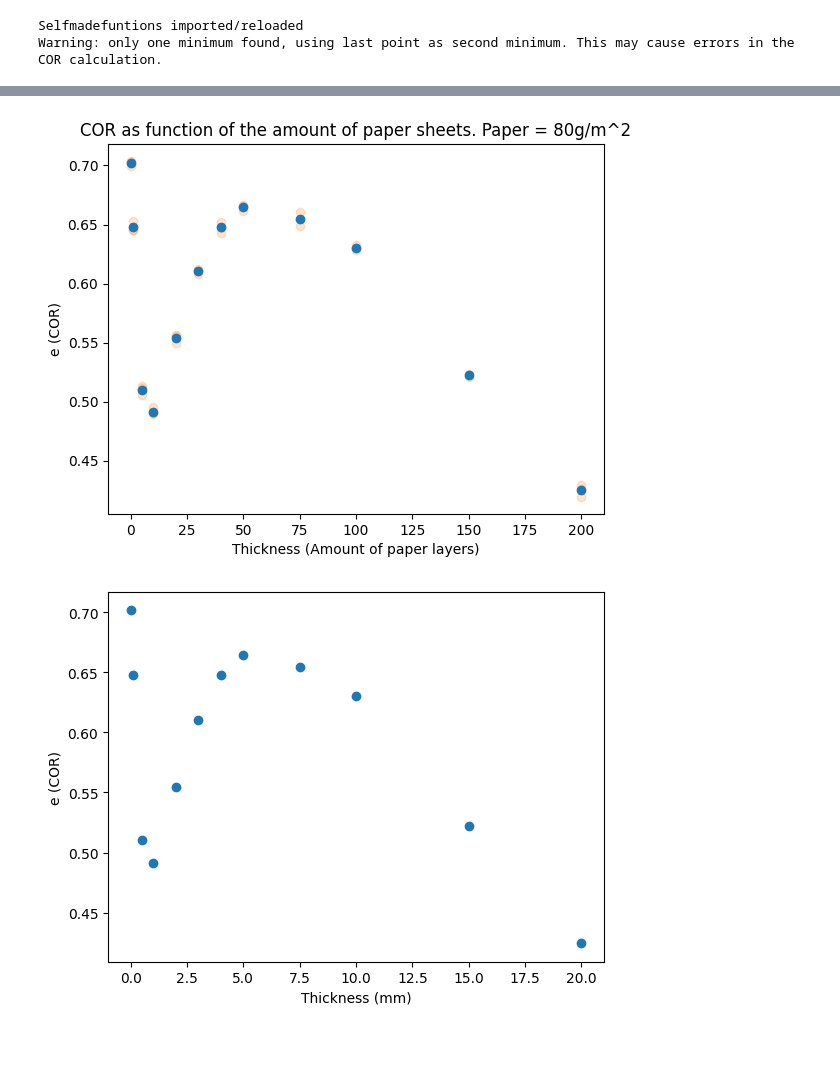
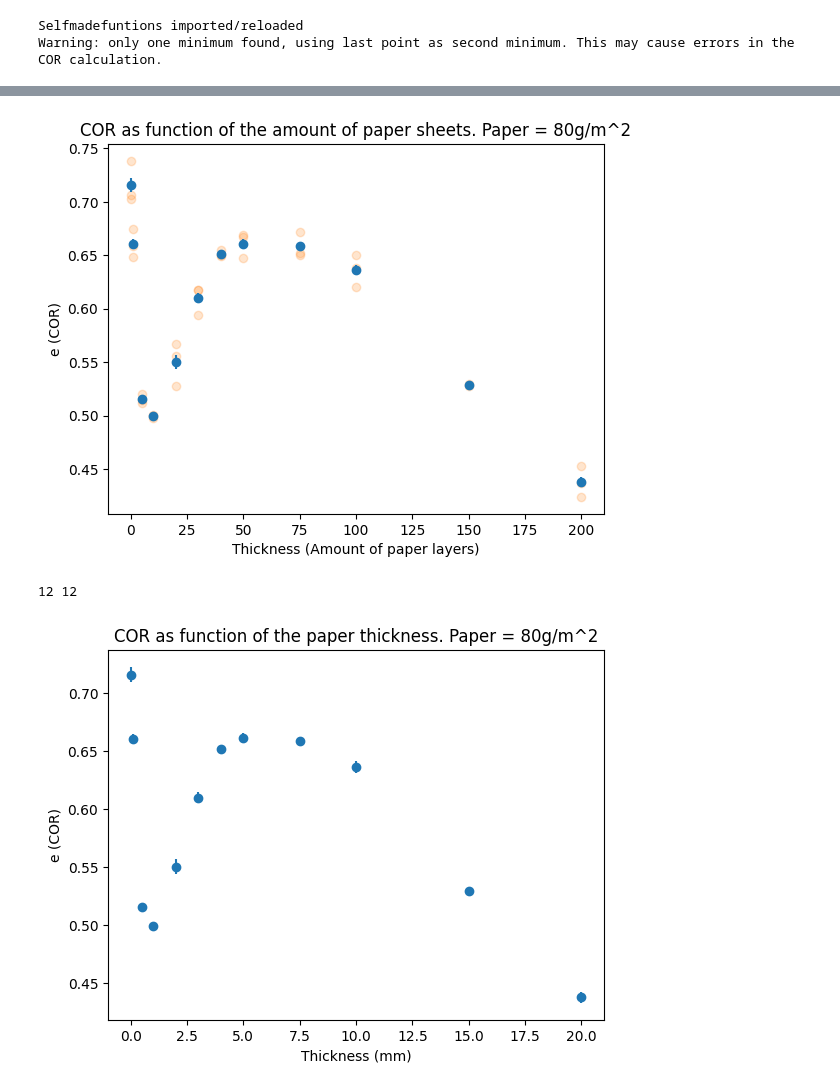
Before and after one commit to joshuadijksman/paperstack, a Jupyter notebook: Manou_version/code/Manou_Experiments.ipynb, the cells around one changed output, grey strips where cells are left out. Cells and saved outputs as stored; diff of their text form; code cells hidden in the pictures; blank space fills up the shorter version.

```diff
--- a/Manou_version/code/Manou_Experiments.ipynb
+++ b/Manou_version/code/Manou_Experiments.ipynb
@@ -241,7 +241,7 @@ COR_50t_retry = []
 for i in range(1, 16):
     variable_value = f"{i} cm"
     filename = f"50t_retry_{i}_clean"
-    cor_value = selfmadefunctions.COR_calculator_general(inputfolder=inputfolder,
+    cor_value = selfmadefunctions.COR_calculator_2(inputfolder=inputfolder,
                                                                 variable_type=variable_type,
                                                                 variable_value=variable_value,
                                                                 filename=filename, Find_Plot=False,
@@ -294,21 +294,28 @@ importlib.reload(selfmadefunctions)
 inputfolder = Path(r"Z:\\Clean_Data\Data_Manou_Thesis_Clean\160density")
 
 variable_type = "amount of paper sheets"
-thickness_unique_160d = [1, 2, 3, 4, 5, 7, 10, 15, 20, 25, 30, 50, 100, 150, 200, 250, 300, 400, 500]
-thickness_160d = []
+Thickness_160d_unique = [1, 2, 3, 4, 5, 7, 10, 15, 20, 25, 30, 50, 100, 150, 200, 250, 300, 400, 500]
+Thickness_160d = []
 COR_160d = []
+Thickness_160d_mm = []
 
-for t in thickness_unique_160d:
+
+for t in Thickness_160d_unique:
     variable_value = f"{t} paper sheets"
 
     for i in range(1, 4):
         filename = f"160d_{t}t_{i}_clean"
-        cor_value = selfmadefunctions.COR_calculator_general(inputfolder=inputfolder,
+        cor_value = selfmadefunctions.COR_calculator_2(inputfolder=inputfolder,
                                                                     variable_type=variable_type,
                                                                     variable_value=variable_value,
                                                                     filename=filename, Find_Plot=False,
                                                                     Fit_Plot=False, Fit_Report=False)
         COR_160d.append(cor_value)
-        thickness_160d.append(t)
+        Thickness_160d.append(t)
+
+Thickness_160d, COR_160d, COR_err_160d, avg_COR_160d, Thickness_160d_unique = selfmadefunctions.get_avg_err(Thickness_160d, COR_160d)
+
+for t in Thickness_160d_unique:
+    Thickness_160d_mm.append(t * 0.15)
 # %% [output]
 Selfmadefuntions imported/reloaded
@@ -327,7 +349,7 @@ for t in Thickness_80d_unique:
 
     for j in range(1, 4):
         filename = f"80d_{t}t_{j}_clean"
-        cor_value = selfmadefunctions.COR_calculator_general(inputfolder=inputfolder,
+        cor_value = selfmadefunctions.COR_calculator_2(inputfolder=inputfolder,
                                                                     variable_type=variable_type,
                                                                     variable_value=variable_value,
                                                                     filename=filename, Find_Plot=False,
@@ -372,7 +394,7 @@ for t in Thickness_80d_newpaper_unique:
 
     for j in range(1, 4):
         filename = f"80d_newpaper_{t}t_{j}_clean"
-        cor_value = selfmadefunctions.COR_calculator_general(inputfolder=inputfolder,
+        cor_value = selfmadefunctions.COR_calculator_2(inputfolder=inputfolder,
                                                                     variable_type=variable_type,
                                                                     variable_value=variable_value,
                                                                     filename=filename, Find_Plot=False,
@@ -384,6 +406,9 @@ COR_80d_newpaper [30] = np.nan
 
 
 Thickness_80d_newpaper, COR_80d_newpaper, COR_err_80d_newpaper, avg_COR_80d_newpaper, Thickness_80d_newpaper_unique = selfmadefunctions.get_avg_err(Thickness_80d_newpaper, COR_80d_newpaper)
+
+for t in Thickness_80d_newpaper_unique:
+    Thickness_80d_newpaper_mm.append(t * 0.1)
 # %% [output]
 Selfmadefuntions imported/reloaded
 Warning: only one minimum found, using last point as second minimum. This may cause errors in the COR calculation.
@@ -399,15 +422,18 @@ Warning: only one minimum found, using last point as second minimum. This may ca
 # %%
 plt.errorbar(Thickness_80d_newpaper_unique, avg_COR_80d_newpaper, yerr = COR_err_80d_newpaper, fmt = 'o', zorder = 2)
 plt.errorbar(Thickness_80d_newpaper, COR_80d_newpaper, fmt = 'o', alpha = 0.2, zorder = 1)
 plt.ylabel("e (COR)")
 plt.xlabel("Thickness (Amount of paper layers)")
 plt.title("COR as function of the amount of paper sheets. Paper = 80g/m^2")
 plt.show()
 
+print(len(Thickness_80d_newpaper_mm), len(avg_COR_80d_newpaper))
 plt.errorbar(Thickness_80d_newpaper_mm, avg_COR_80d_newpaper, yerr = COR_err_80d_newpaper, fmt = 'o', zorder = 2)
 plt.ylabel("e (COR)")
 plt.xlabel("Thickness (mm)")
+plt.title("COR as function of the paper thickness. Paper = 80g/m^2")
 plt.show()
 # %% [output]
-[figure, old version]
+[figure, new version]
+12 12
-[figure, old version]
+[figure, new version]
```
Also changed, not shown: parts of 14 cells of this notebook, 1 other file.
